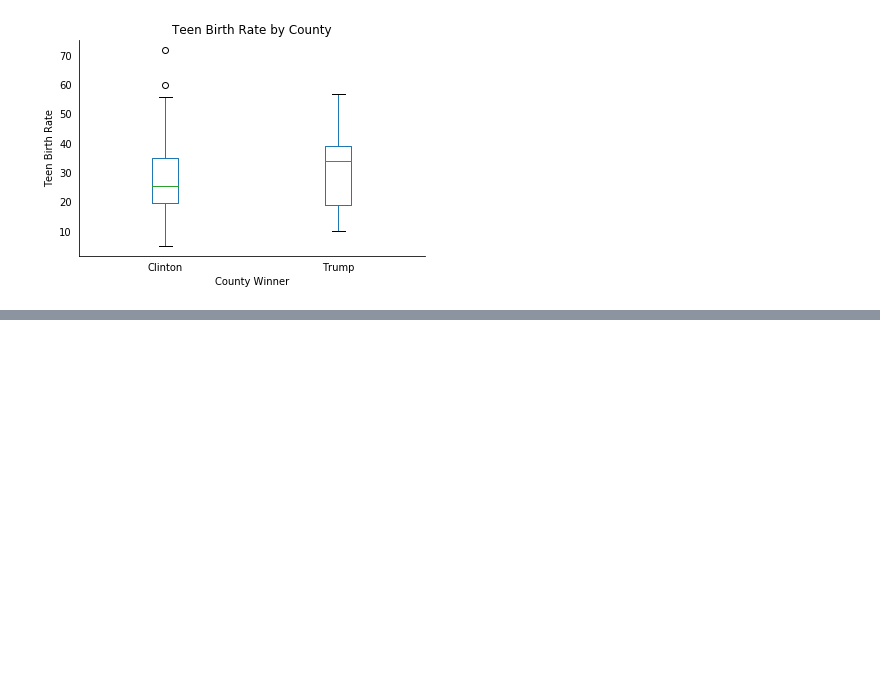
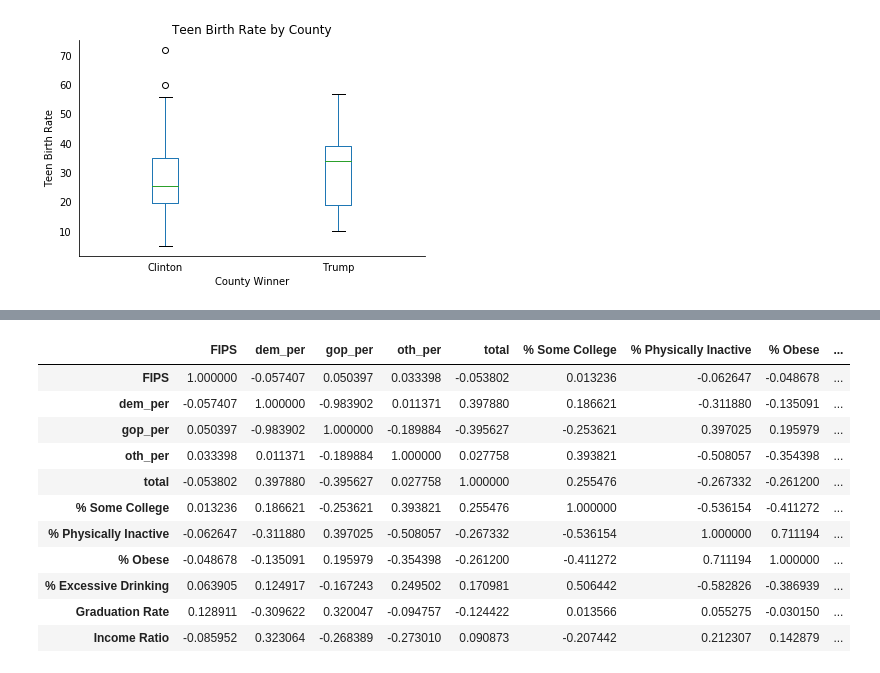
Before and after one commit to slgregoire/election, a Jupyter notebook: Election Graphs.ipynb, the cells around one changed output, grey strips where cells are left out. Drawn from its saved outputs; the diff is of its cells as text; code cells hidden in the pictures; blank space fills up the shorter version.

```diff
--- a/Election Graphs.ipynb
+++ b/Election Graphs.ipynb
@@ -538,0 +568,4 @@ df_demo.corr()
+# %%
+df_results_2016.loc[:,'dem_per'] = df_results_2016.loc[:,'dem']/df_results_2016.loc[:,'total']
+df_results_2016.loc[:,'gop_per'] = df_results_2016.loc[:,'gop']/df_results_2016.loc[:,'total']
+df_results_2016.loc[:,'oth_per'] = df_results_2016.loc[:,'oth']/df_results_2016.loc[:,'total']
@@ -538,0 +581,2 @@ df_demo.corr()
+# %%
+df_results_per = df_results_2016.loc[:,['fips_code','dem_per','gop_per','oth_per','total']].merge(df_demo, how='inner', left_on='fips_code', right_on='FIPS')
@@ -538,0 +603,29 @@ df_demo.corr()
+# %%
+cols_to_keep = ['FIPS'
+                ,'dem_per'
+                ,'gop_per'
+                ,'oth_per'
+                ,'total'
+               # ,'election_result'
+                ,'% Some College'
+                ,'% Physically Inactive'
+                ,'% Obese'
+                ,'% Excessive Drinking'
+                ,'Graduation Rate'
+                ,'Income Ratio']
+df_data_filtered = df_results_per[cols_to_keep]
+# %%
+df_data_filtered.corr()
+# %% [output]
+|  | FIPS | dem_per | gop_per | oth_per | total | % Some College | % Physically Inactive | % Obese | ... |
+| FIPS | 1.000000 | -0.057407 | 0.050397 | 0.033398 | -0.053802 | 0.013236 | -0.062647 | -0.048678 | ... |
+| dem_per | -0.057407 | 1.000000 | -0.983902 | 0.011371 | 0.397880 | 0.186621 | -0.311880 | -0.135091 | ... |
+| gop_per | 0.050397 | -0.983902 | 1.000000 | -0.189884 | -0.395627 | -0.253621 | 0.397025 | 0.195979 | ... |
+| oth_per | 0.033398 | 0.011371 | -0.189884 | 1.000000 | 0.027758 | 0.393821 | -0.508057 | -0.354398 | ... |
+| total | -0.053802 | 0.397880 | -0.395627 | 0.027758 | 1.000000 | 0.255476 | -0.267332 | -0.261200 | ... |
+| % Some College | 0.013236 | 0.186621 | -0.253621 | 0.393821 | 0.255476 | 1.000000 | -0.536154 | -0.411272 | ... |
+| % Physically Inactive | -0.062647 | -0.311880 | 0.397025 | -0.508057 | -0.267332 | -0.536154 | 1.000000 | 0.711194 | ... |
+| % Obese | -0.048678 | -0.135091 | 0.195979 | -0.354398 | -0.261200 | -0.411272 | 0.711194 | 1.000000 | ... |
+| % Excessive Drinking | 0.063905 | 0.124917 | -0.167243 | 0.249502 | 0.170981 | 0.506442 | -0.582826 | -0.386939 | ... |
+| Graduation Rate | 0.128911 | -0.309622 | 0.320047 | -0.094757 | -0.124422 | 0.013566 | 0.055275 | -0.030150 | ... |
+| Income Ratio | -0.085952 | 0.323064 | -0.268389 | -0.273010 | 0.090873 | -0.207442 | 0.212307 | 0.142879 | ... |
```
Also changed, not shown: parts of 13 cells of this notebook, 16 other files.
